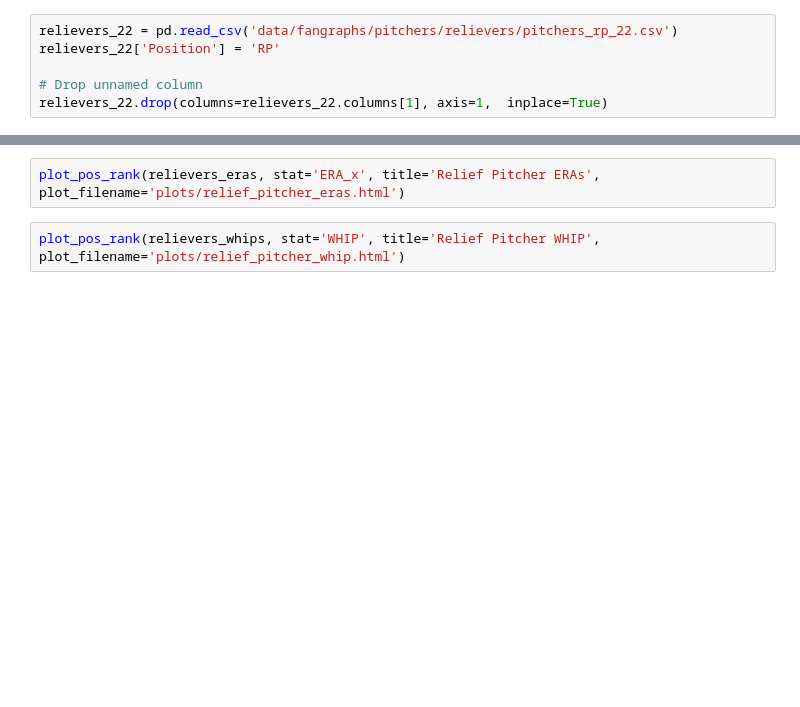
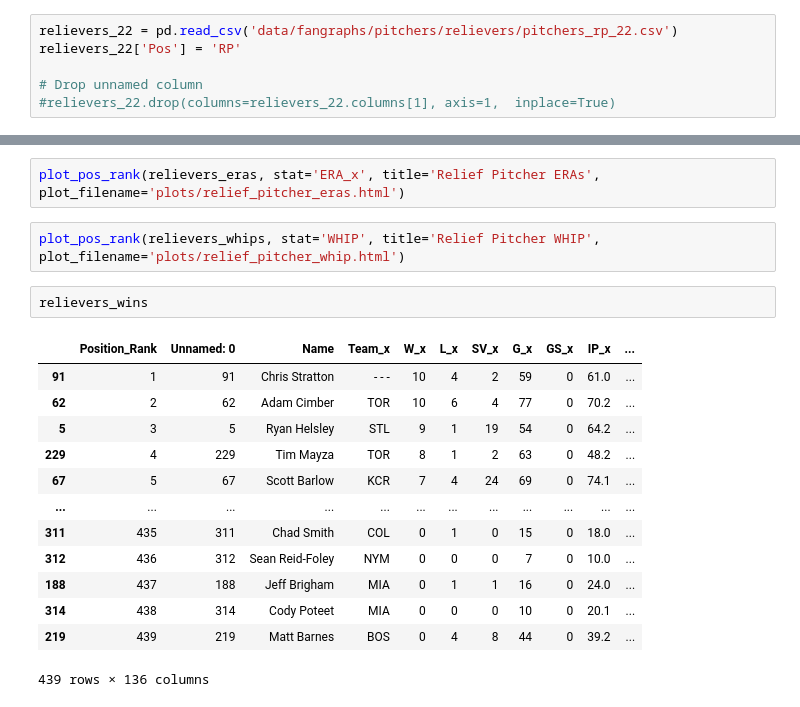
Before and after one commit to mattgilgo/Fantasy_Baseball, a Jupyter notebook: eda.ipynb, the cells around one changed output, grey strips where cells are left out. Cells and saved outputs as stored; diff of their text form; blank space fills up the shorter version.

```diff
--- a/eda.ipynb
+++ b/eda.ipynb
@@ -258,10 +272,10 @@ plot_pos_rank(starters_whips, stat='WHIP', title='Starting Pitcher WHIP', plot_f
 ### Add in Relief Pitcher Position to the 2022 data (revise later to include with 2019-2021 data as well)
 # %%
 relievers_22 = pd.read_csv('data/fangraphs/pitchers/relievers/pitchers_rp_22.csv')
-relievers_22['Position'] = 'RP'
+relievers_22['Pos'] = 'RP'
 
 # Drop unnamed column
-relievers_22.drop(columns=relievers_22.columns[1], axis=1,  inplace=True)
+#relievers_22.drop(columns=relievers_22.columns[1], axis=1,  inplace=True)
 # %%
 relievers_wins = rank_players(relievers_22, 'W_x')
 relievers_sos = rank_players(relievers_22, 'SO')
@@ -284,3 +298,19 @@ plot_pos_rank(relievers_holds, stat='HLD', title='Relief Pitcher Holds', plot_fi
 plot_pos_rank(relievers_eras, stat='ERA_x', title='Relief Pitcher ERAs', plot_filename='plots/relief_pitcher_eras.html')
 # %%
 plot_pos_rank(relievers_whips, stat='WHIP', title='Relief Pitcher WHIP', plot_filename='plots/relief_pitcher_whip.html')
+# %%
+relievers_wins
+# %% [output]
+|  | Position_Rank | Unnamed: 0 | Name | Team_x | W_x | L_x | SV_x | G_x | GS_x | IP_x | ... |
+| 91 | 1 | 91 | Chris Stratton | - - - | 10 | 4 | 2 | 59 | 0 | 61.0 | ... |
+| 62 | 2 | 62 | Adam Cimber | TOR | 10 | 6 | 4 | 77 | 0 | 70.2 | ... |
+| 5 | 3 | 5 | Ryan Helsley | STL | 9 | 1 | 19 | 54 | 0 | 64.2 | ... |
+| 229 | 4 | 229 | Tim Mayza | TOR | 8 | 1 | 2 | 63 | 0 | 48.2 | ... |
+| 67 | 5 | 67 | Scott Barlow | KCR | 7 | 4 | 24 | 69 | 0 | 74.1 | ... |
+| ... | ... | ... | ... | ... | ... | ... | ... | ... | ... | ... | ... |
+| 311 | 435 | 311 | Chad Smith | COL | 0 | 1 | 0 | 15 | 0 | 18.0 | ... |
+| 312 | 436 | 312 | Sean Reid-Foley | NYM | 0 | 0 | 0 | 7 | 0 | 10.0 | ... |
+| 188 | 437 | 188 | Jeff Brigham | MIA | 0 | 1 | 1 | 16 | 0 | 24.0 | ... |
+| 314 | 438 | 314 | Cody Poteet | MIA | 0 | 0 | 0 | 10 | 0 | 20.1 | ... |
+| 219 | 439 | 219 | Matt Barnes | BOS | 0 | 4 | 8 | 44 | 0 | 39.2 | ... |
+439 rows × 136 columns
```
Also changed, not shown: parts of 15 cells of this notebook, 1 other file.
